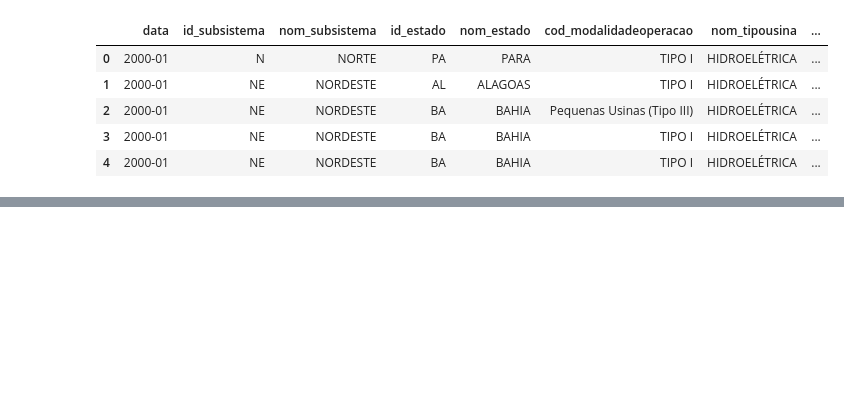
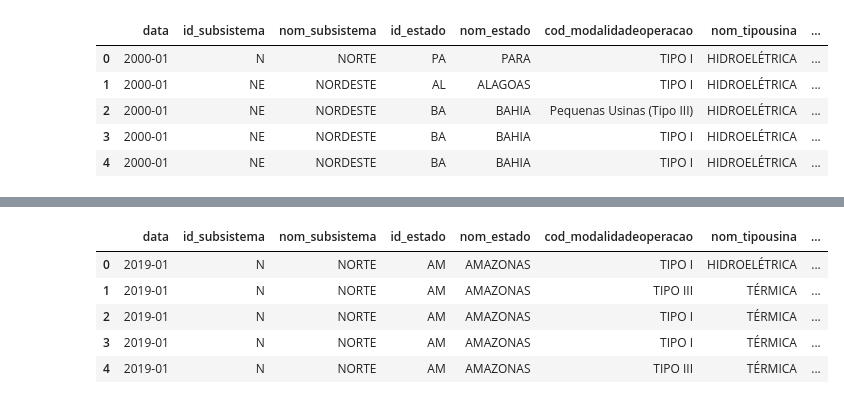
Before and after one commit to ppbgarcia/bootcamp20241, a Jupyter notebook: eda.ipynb, the cells around one changed output, grey strips where cells are left out. Drawn from its saved outputs; the diff is of its cells as text; code cells hidden in the pictures; blank space fills up the shorter version.

```diff
--- a/eda.ipynb
+++ b/eda.ipynb
@@ -90,0 +95,18 @@ plt.xticks(fontsize=10, rotation=45)
+# %%
+arquivos = glob("C:/Users/ppgar/OneDrive/Documentos/Dados/Validacao/*.csv")
+df = pd.DataFrame([])
+for arquivo in arquivos:
+    dados = pd.read_csv(arquivo, sep = ";")
+    df = pd.concat([df, dados])
+validacao = df
+# %%
+validacao['din_instante'] = pd.to_datetime(validacao['din_instante'])
+validacao['din_instante'] = validacao['din_instante'].dt.strftime('%Y-%m')
+validacao = validacao.rename(columns = {'din_instante': 'data'})
+# %% [output]
+|  | data | id_subsistema | nom_subsistema | id_estado | nom_estado | cod_modalidadeoperacao | nom_tipousina | ... |
+| 0 | 2019-01 | N | NORTE | AM | AMAZONAS | TIPO I | HIDROELÉTRICA | ... |
+| 1 | 2019-01 | N | NORTE | AM | AMAZONAS | TIPO III | TÉRMICA | ... |
+| 2 | 2019-01 | N | NORTE | AM | AMAZONAS | TIPO I | TÉRMICA | ... |
+| 3 | 2019-01 | N | NORTE | AM | AMAZONAS | TIPO I | TÉRMICA | ... |
+| 4 | 2019-01 | N | NORTE | AM | AMAZONAS | TIPO III | TÉRMICA | ... |
```
Also changed, not shown: parts of 13 cells of this notebook.
